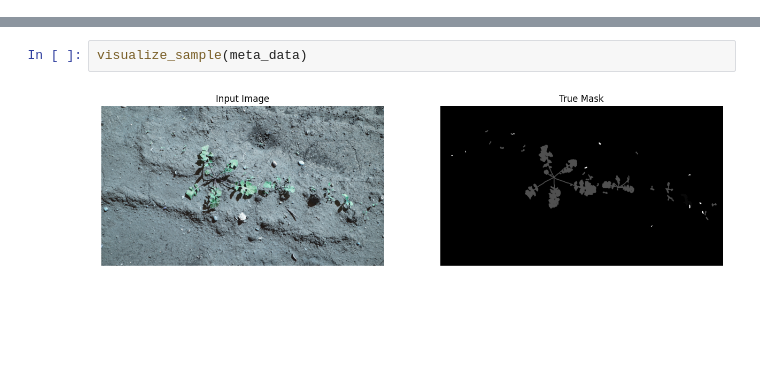
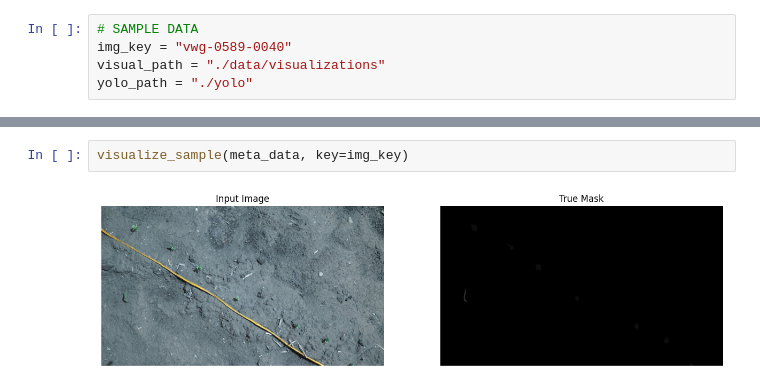
Before and after one commit to BhatiyaUdit/MtechProject, a Jupyter notebook: WeedDetectionV1.ipynb, the cells around one changed output, grey strips where cells are left out. Cells and saved outputs as stored; diff of their text form; blank space fills up the shorter version.

```diff
--- a/WeedDetectionV1.ipynb
+++ b/WeedDetectionV1.ipynb
@@ -0,0 +12,5 @@
+# %%
+# SAMPLE DATA
+img_key = "vwg-0589-0040"
+visual_path = "./data/visualizations"
+yolo_path = "./yolo"
@@ -35,4 +54,4 @@ Collected Meta data for  8034 files
 # %%
-visualize_sample(meta_data)
+visualize_sample(meta_data, key=img_key)
 # %% [output]
-[figure, old version]
+[figure, new version]
```
Also changed, not shown: parts of 23 cells of this notebook, 7 other files.
